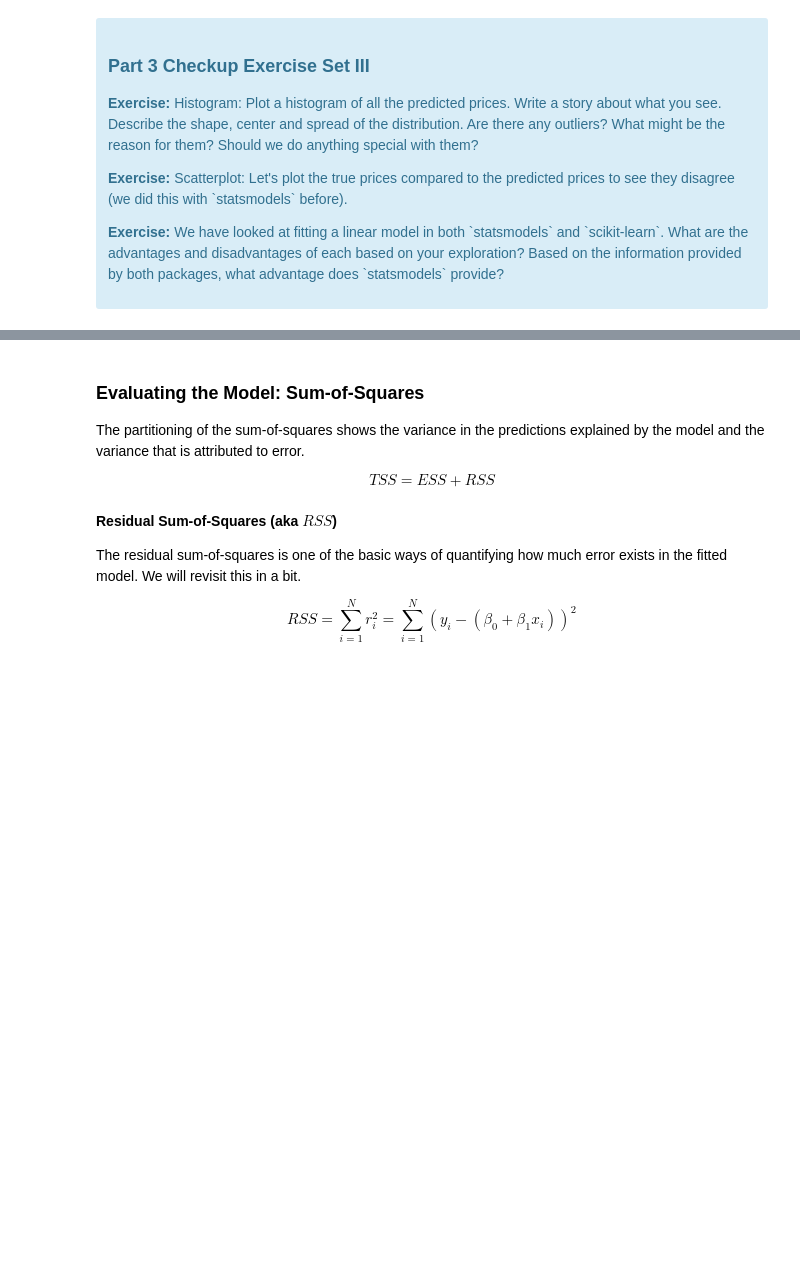
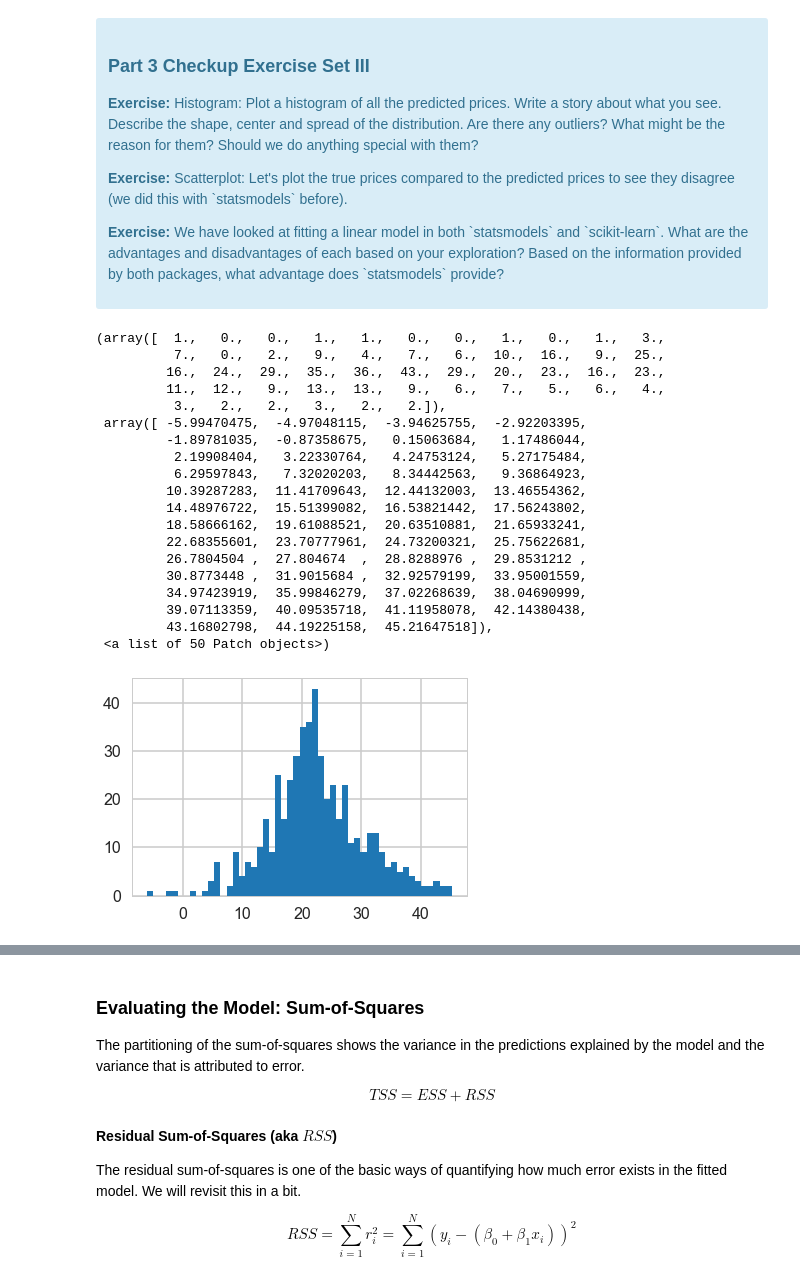
Before and after one commit to cathyxinxyz/mini_projects, a Jupyter notebook: linear_regression/Mini_Project_Linear_Regression_xinyu.ipynb, the cells around one changed output, grey strips where cells are left out. Cells and saved outputs as stored; diff of their text form; code cells hidden in the pictures; blank space fills up the shorter version.

```diff
--- a/linear_regression/Mini_Project_Linear_Regression_xinyu.ipynb
+++ b/linear_regression/Mini_Project_Linear_Regression_xinyu.ipynb
@@ -633,0 +650,25 @@ array([ 30.00821269,  25.0298606 ,  30.5702317 ,  28.60814055,  27.94288232])
+# %%
+# your turn
+y_pred=lm.predict(X)
+plt.hist(y_pred, bins=50)
+# %% [output]
+(array([  1.,   0.,   0.,   1.,   1.,   0.,   0.,   1.,   0.,   1.,   3.,
+          7.,   0.,   2.,   9.,   4.,   7.,   6.,  10.,  16.,   9.,  25.,
+         16.,  24.,  29.,  35.,  36.,  43.,  29.,  20.,  23.,  16.,  23.,
+         11.,  12.,   9.,  13.,  13.,   9.,   6.,   7.,   5.,   6.,   4.,
+          3.,   2.,   2.,   3.,   2.,   2.]),
+ array([ -5.99470475,  -4.97048115,  -3.94625755,  -2.92203395,
+         -1.89781035,  -0.87358675,   0.15063684,   1.17486044,
+          2.19908404,   3.22330764,   4.24753124,   5.27175484,
+          6.29597843,   7.32020203,   8.34442563,   9.36864923,
+         10.39287283,  11.41709643,  12.44132003,  13.46554362,
+         14.48976722,  15.51399082,  16.53821442,  17.56243802,
+         18.58666162,  19.61088521,  20.63510881,  21.65933241,
+         22.68355601,  23.70777961,  24.73200321,  25.75622681,
+         26.7804504 ,  27.804674  ,  28.8288976 ,  29.8531212 ,
+         30.8773448 ,  31.9015684 ,  32.92579199,  33.95001559,
+         34.97423919,  35.99846279,  37.02268639,  38.04690999,
+         39.07113359,  40.09535718,  41.11958078,  42.14380438,
+         43.16802798,  44.19225158,  45.21647518]),
+ <a list of 50 Patch objects>)
+[figure, added]
```
Also changed, not shown: parts of 44 cells of this notebook, 27 other files.
